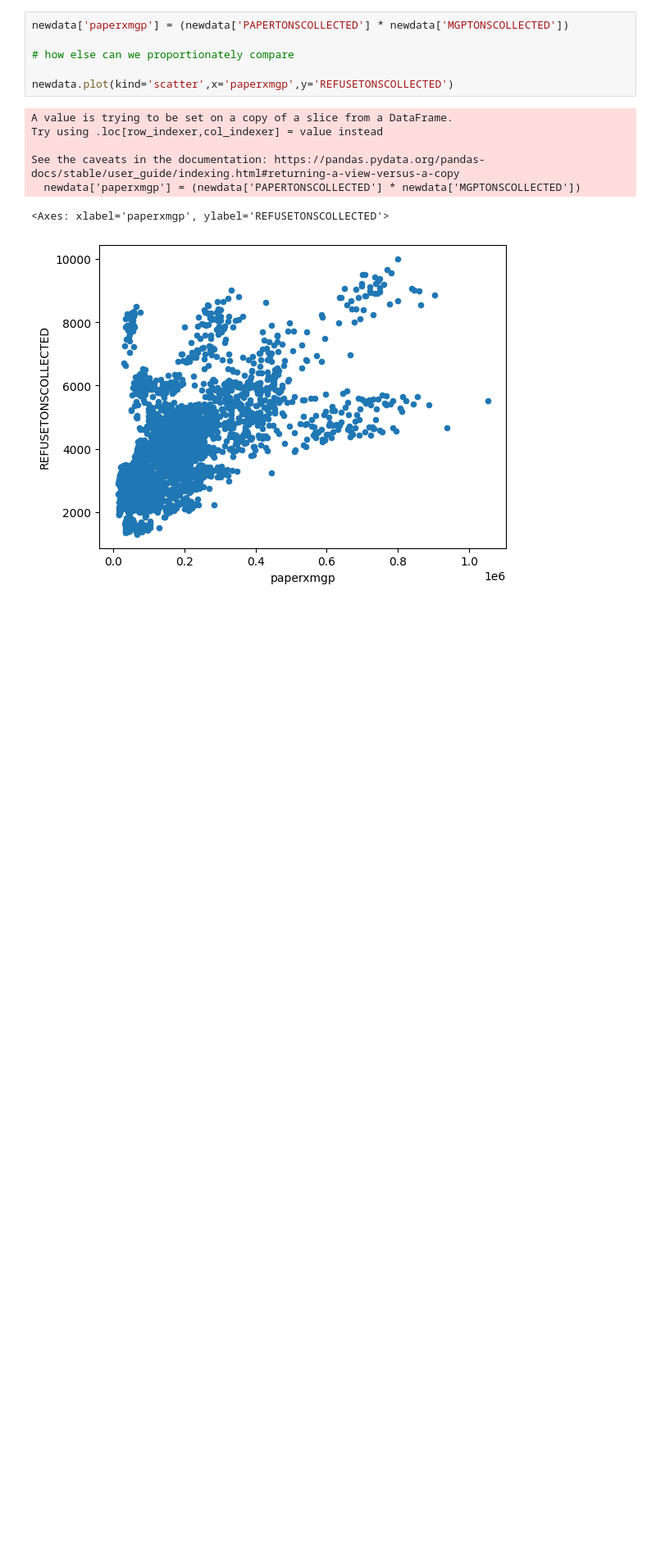
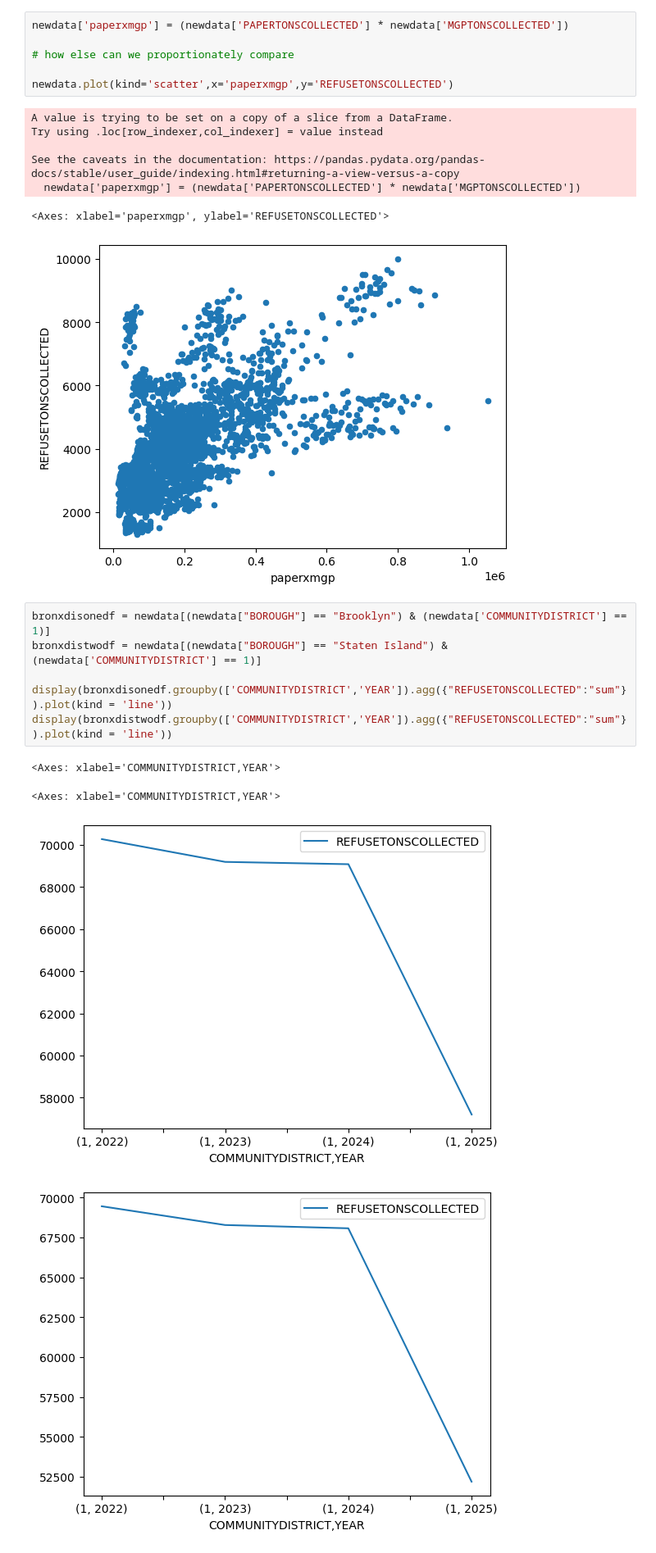
Before and after one commit to Commit-Thomas/DSNY_Analysis, a Jupyter notebook: notebooks/01_eda.ipynb, the cells around one changed output. Shown at 82% size. Drawn from its saved outputs; the diff is of its cells as text; blank space fills up the shorter version.

```diff
--- a/notebooks/01_eda.ipynb
+++ b/notebooks/01_eda.ipynb
@@ -146,6 +161,17 @@ See the caveats in the documentation: https://pandas.pydata.org/pandas-docs/stab
   newdata['paperxmgp'] = (newdata['PAPERTONSCOLLECTED'] * newdata['MGPTONSCOLLECTED'])
 <Axes: xlabel='paperxmgp', ylabel='REFUSETONSCOLLECTED'>
 [figure]
+# %%
+bronxdisonedf = newdata[(newdata["BOROUGH"] == "Brooklyn") & (newdata['COMMUNITYDISTRICT'] == 1)]
+bronxdistwodf = newdata[(newdata["BOROUGH"] == "Staten Island") & (newdata['COMMUNITYDISTRICT'] == 1)]
+
+display(bronxdisonedf.groupby(['COMMUNITYDISTRICT','YEAR']).agg({"REFUSETONSCOLLECTED":"sum"}).plot(kind = 'line'))
+display(bronxdistwodf.groupby(['COMMUNITYDISTRICT','YEAR']).agg({"REFUSETONSCOLLECTED":"sum"}).plot(kind = 'line'))
+# %% [output]
+<Axes: xlabel='COMMUNITYDISTRICT,YEAR'>
+<Axes: xlabel='COMMUNITYDISTRICT,YEAR'>
+[figure, added]
+[figure, added]
 # %%
 X = newdata[['PAPERTONSCOLLECTED','MGPTONSCOLLECTED','REFUSETONSCOLLECTED']]
 
```
Also changed, not shown: parts of 4 cells of this notebook.
